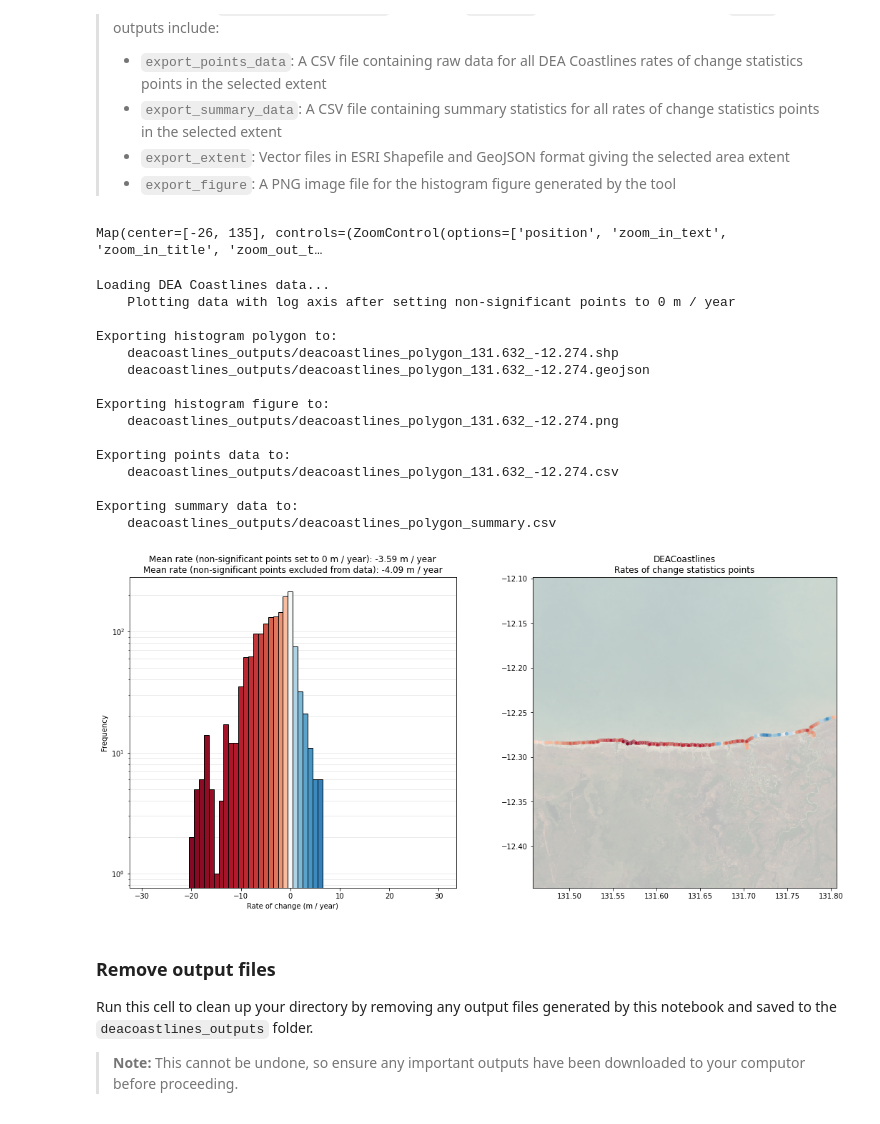
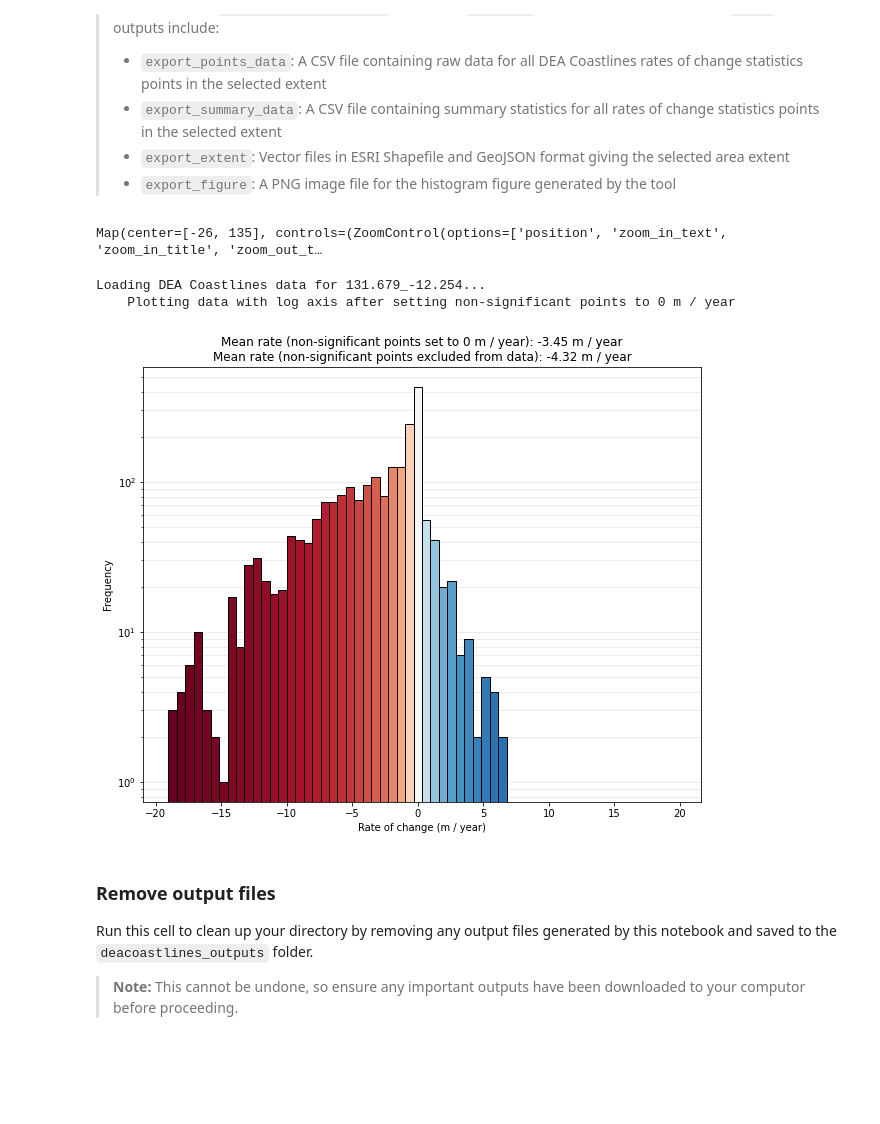
Before and after one commit to GeoscienceAustralia/dea-coastlines, a Jupyter notebook: DEACoastlines_tools.ipynb, the cells around one changed output. Cells and saved outputs as stored; diff of their text form; code cells hidden in the pictures; blank space fills up the shorter version.

Commit message:
Remove WMS panel and auto set histogram x axis

```diff
--- a/DEACoastlines_tools.ipynb
+++ b/DEACoastlines_tools.ipynb
@@ -897,29 +891,16 @@ To revert to the interactive map, set `extent_path=None`.
 # %%
 df = deacoastlines_histogram(extent_path=None,
                              extent_id_col=None,
                              hist_log=True,
-                             export_points_data=True,
-                             export_summary_data=True,
-                             export_extent=True,
-                             export_figure=True)
+                             export_points_data=False,
+                             export_summary_data=False,
+                             export_extent=False,
+                             export_figure=False)
 # %% [output]
 Map(center=[-26, 135], controls=(ZoomControl(options=['position', 'zoom_in_text', 'zoom_in_title', 'zoom_out_t…
-Loading DEA Coastlines data...
+Loading DEA Coastlines data for 131.679_-12.254...
     Plotting data with log axis after setting non-significant points to 0 m / year
-
-Exporting histogram polygon to:
-    deacoastlines_outputs/deacoastlines_polygon_131.632_-12.274.shp
-    deacoastlines_outputs/deacoastlines_polygon_131.632_-12.274.geojson
-
-Exporting histogram figure to:
-    deacoastlines_outputs/deacoastlines_polygon_131.632_-12.274.png
-
-Exporting points data to:
-    deacoastlines_outputs/deacoastlines_polygon_131.632_-12.274.csv
-
-Exporting summary data to:
-    deacoastlines_outputs/deacoastlines_polygon_summary.csv
-[figure, old version]
+[figure, new version]
 # %% [markdown]
 ### Remove output files
 Run this cell to clean up your directory by removing any output files generated by this notebook and saved to the `deacoastlines_outputs` folder.
```
Also changed, not shown: parts of 2 cells of this notebook.
